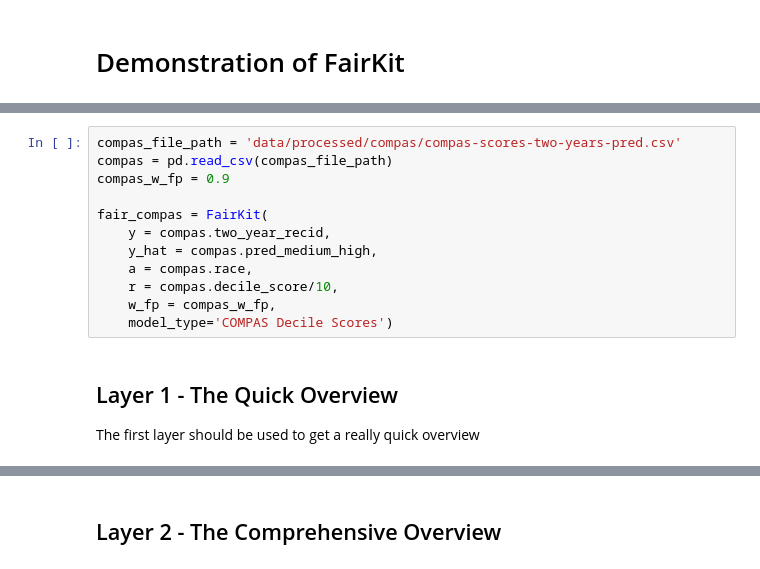
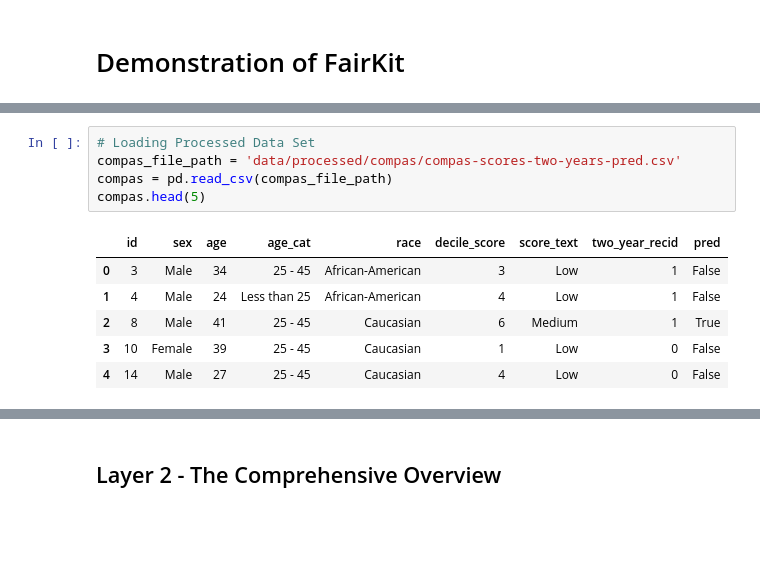
Before and after one commit to elisabethzinck/Fairness-oriented-interpretability-of-predictive-algorithms, a Jupyter notebook: notebooks/FairKit_demonstration.ipynb, the cells around one changed output, grey strips where cells are left out. Drawn from its saved outputs; the diff is of its cells as text; blank space fills up the shorter version.

```diff
--- a/notebooks/FairKit_demonstration.ipynb
+++ b/notebooks/FairKit_demonstration.ipynb
@@ -15,16 +23,12 @@ First the data is loaded and then the class is initialized.
 # %%
+# Loading Processed Data Set
 compas_file_path = 'data/processed/compas/compas-scores-two-years-pred.csv'
 compas = pd.read_csv(compas_file_path)
-compas_w_fp = 0.9
-
-fair_compas = FairKit(
-    y = compas.two_year_recid,
-    y_hat = compas.pred_medium_high,
-    a = compas.race,
-    r = compas.decile_score/10,
-    w_fp = compas_w_fp,
-    model_type='COMPAS Decile Scores')
+compas.head(5)
+# %% [output]
+|  | id | sex | age | age_cat | race | decile_score | score_text | two_year_recid | pred |
+| 0 | 3 | Male | 34 | 25 - 45 | African-American | 3 | Low | 1 | False |
+| 1 | 4 | Male | 24 | Less than 25 | African-American | 4 | Low | 1 | False |
+| 2 | 8 | Male | 41 | 25 - 45 | Caucasian | 6 | Medium | 1 | True |
+| 3 | 10 | Female | 39 | 25 - 45 | Caucasian | 1 | Low | 0 | False |
+| 4 | 14 | Male | 27 | 25 - 45 | Caucasian | 4 | Low | 0 | False |
-# %% [markdown]
-## Layer 1 - The Quick Overview
-
-The first layer should be used to get a really quick overview
```
Also changed, not shown: parts of 13 cells of this notebook, 3 other files.
